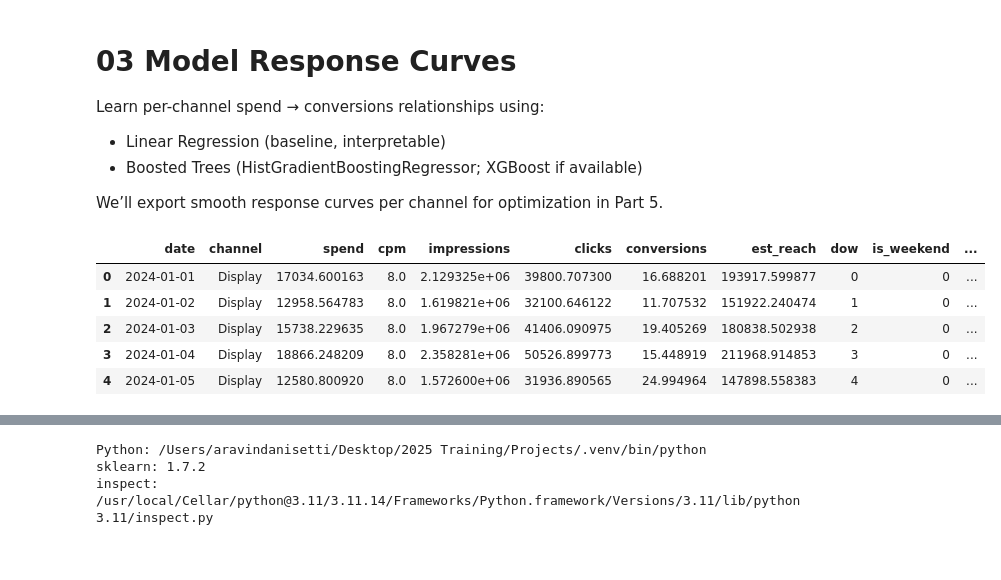
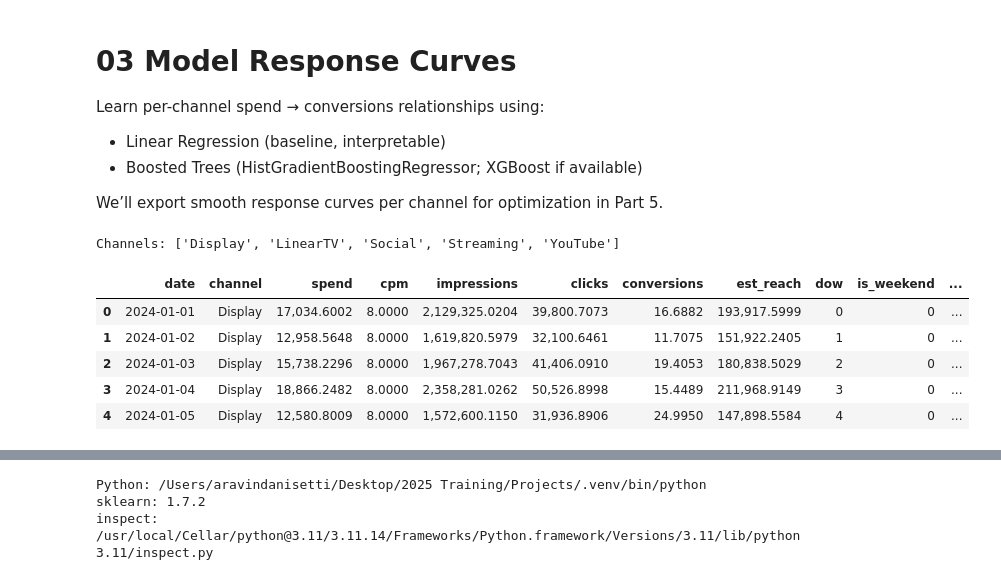
Before and after one commit to aravind-bit/oneplan-ai, a Jupyter notebook: notebooks/03_model_response_curves.ipynb, the cells around one changed output, grey strips where cells are left out. Drawn from its saved outputs; the diff is of its cells as text; code cells hidden in the pictures.

```diff
--- a/notebooks/03_model_response_curves.ipynb
+++ b/notebooks/03_model_response_curves.ipynb
@@ -6,37 +6,48 @@ Learn per-channel spend → conversions relationships using:
 
 We’ll export smooth response curves per channel for optimization in Part 5.
 # %%
+# 03 Model Response Curves (with smoothing & version-proof metrics)
+# Learns per-channel Spend -> Conversions curves using Linear Regression and XGBoost.
+# Exports smoothed curves for the optimizer in Part-5.
+# Outputs:
+#   ../data/processed/response_curves/<channel>_response_curve.csv
+#   ../data/processed/model_response_summary.csv
+
+import numpy as np
 import pandas as pd
-import numpy as np
 import matplotlib.pyplot as plt
-import seaborn as sns
 from pathlib import Path
 
-from sklearn.model_selection import train_test_split
 from sklearn.linear_model import LinearRegression
-from sklearn.metrics import mean_absolute_error, mean_squared_error
+from sklearn.metrics import mean_absolute_error, mean_squared_error, r2_score
+from xgboost import XGBRegressor
 
-# Robust RMSE (works with any sklearn version)
-def rmse(y_true, y_pred):
-    return np.sqrt(mean_squared_error(y_true, y_pred))
+from scipy.signal import savgol_filter
 
-# Try XGBoost; fall back to HistGradientBoosting if not present
-USE_XGB = True
-try:
-    from xgboost import XGBRegressor
-except Exception as e:
-    print("XGBoost not available or failed to import; using HistGradientBoostingRegressor instead.\n", e)
-    USE_XGB = False
-    from sklearn.ensemble import HistGradientBoostingRegressor as HGBRegressor
+np.set_printoptions(suppress=True)
+pd.set_option("display.float_format", "{:,.4f}".format)
+
+DATA_PATH = Path("../data/processed/campaign_daily_processed.csv")
+OUT_DIR   = Path("../data/processed/response_curves")
+OUT_DIR.mkdir(parents=True, exist_ok=True)
+
+RANDOM_STATE = 42
 # %%
-df = pd.read_csv("../data/processed/campaign_daily_processed.csv", parse_dates=["date"])
-assert {"date","channel","spend","conversions","is_weekend"}.issubset(df.columns)
+df = pd.read_csv(DATA_PATH, parse_dates=["date"])
+required = {"date","channel","spend","conversions","is_weekend"}
+missing = required - set(df.columns)
+assert not missing, f"Missing columns in {DATA_PATH}: {missing}"
+
+df = df.sort_values(["channel","date"]).reset_index(drop=True)
+channels = df["channel"].unique().tolist()
+print("Channels:", channels)
 df.head()
 # %% [output]
+Channels: ['Display', 'LinearTV', 'Social', 'Streaming', 'YouTube']
 |  | date | channel | spend | cpm | impressions | clicks | conversions | est_reach | dow | is_weekend | ... |
-| 0 | 2024-01-01 | Display | 17034.600163 | 8.0 | 2.129325e+06 | 39800.707300 | 16.688201 | 193917.599877 | 0 | 0 | ... |
-| 1 | 2024-01-02 | Display | 12958.564783 | 8.0 | 1.619821e+06 | 32100.646122 | 11.707532 | 151922.240474 | 1 | 0 | ... |
-| 2 | 2024-01-03 | Display | 15738.229635 | 8.0 | 1.967279e+06 | 41406.090975 | 19.405269 | 180838.502938 | 2 | 0 | ... |
-| 3 | 2024-01-04 | Display | 18866.248209 | 8.0 | 2.358281e+06 | 50526.899773 | 15.448919 | 211968.914853 | 3 | 0 | ... |
-| 4 | 2024-01-05 | Display | 12580.800920 | 8.0 | 1.572600e+06 | 31936.890565 | 24.994964 | 147898.558383 | 4 | 0 | ... |
+| 0 | 2024-01-01 | Display | 17,034.6002 | 8.0000 | 2,129,325.0204 | 39,800.7073 | 16.6882 | 193,917.5999 | 0 | 0 | ... |
+| 1 | 2024-01-02 | Display | 12,958.5648 | 8.0000 | 1,619,820.5979 | 32,100.6461 | 11.7075 | 151,922.2405 | 1 | 0 | ... |
+| 2 | 2024-01-03 | Display | 15,738.2296 | 8.0000 | 1,967,278.7043 | 41,406.0910 | 19.4053 | 180,838.5029 | 2 | 0 | ... |
+| 3 | 2024-01-04 | Display | 18,866.2482 | 8.0000 | 2,358,281.0262 | 50,526.8998 | 15.4489 | 211,968.9149 | 3 | 0 | ... |
+| 4 | 2024-01-05 | Display | 12,580.8009 | 8.0000 | 1,572,600.1150 | 31,936.8906 | 24.9950 | 147,898.5584 | 4 | 0 | ... |
 # %%
```
Also changed, not shown: parts of 3 cells of this notebook, 6 other files.
